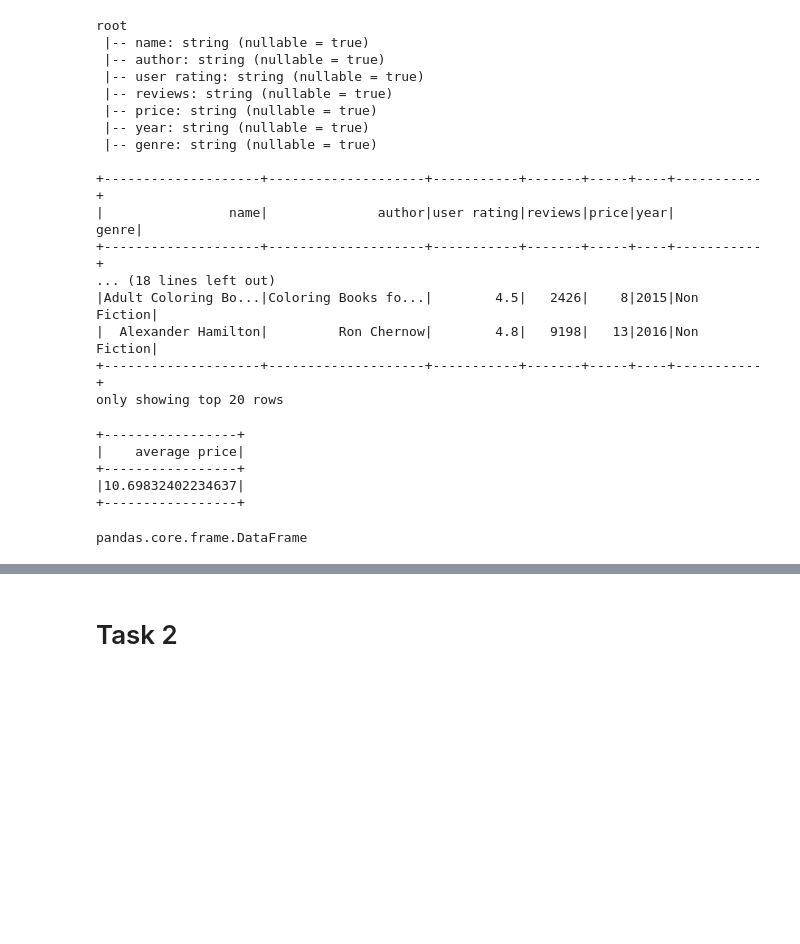
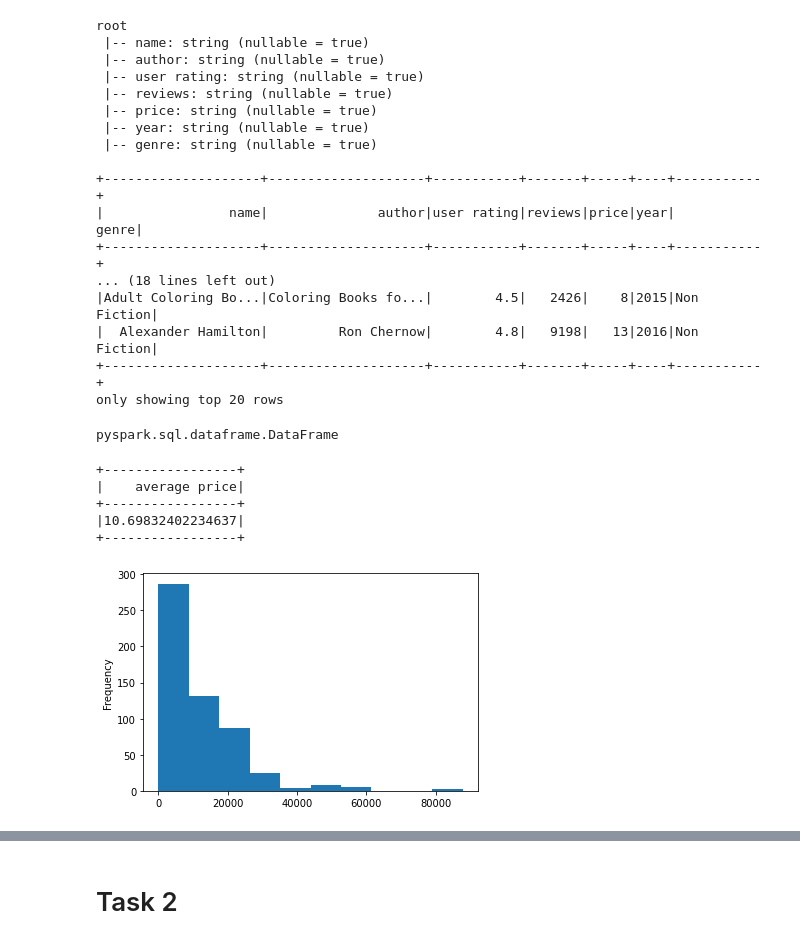
Before and after one commit to adv555/DataScience, a Jupyter notebook: PySpark/pyspark_hw_6.ipynb, the cells around one changed output, grey strips where cells are left out. Saved outputs shown, nothing was run; the diff lists cells and outputs as text; code cells hidden in the pictures; blank space fills up the shorter version.

```diff
--- a/PySpark/pyspark_hw_6.ipynb
+++ b/PySpark/pyspark_hw_6.ipynb
@@ -35,10 +24,5 @@ import pandas as pd
 # %%
-# url = 'https://drive.google.com/file/d/1_8345ql1MxCyNnNjcFOn19BwreaoRuf9/view?usp=share_link'
-# file_id=url.split('/')[-2]
-# dwn_url='https://drive.google.com/uc?id=' + file_id
-# books = pd.read_csv(dwn_url)
-# books.head()
+url = 'https://drive.google.com/file/d/1_8345ql1MxCyNnNjcFOn19BwreaoRuf9/view?usp=share_link'
+file_id=url.split('/')[-2]
+dwn_url='https://drive.google.com/uc?id=' + file_id
+# dwn_url="/content/bestsellers with categories.csv"
-# %%
-dwn_url="/content/bestsellers with categories.csv"
-books = pd.read_csv(dwn_url)
-books.head()
@@ -76,6 +53,10 @@ root
 |  Alexander Hamilton|         Ron Chernow|        4.8|   9198|   13|2016|Non Fiction|
 +--------------------+--------------------+-----------+-------+-----+----+-----------+
 only showing top 20 rows
+# %%
+type(authors_df)
+# %% [output]
+pyspark.sql.dataframe.DataFrame
 # %%
 # Используя только RDD вычислить среднюю цену всех книг, у которых рейтинг выше 4.7
 
@@ -89,9 +70,9 @@ authors_df.filter(authors_df['user rating'] > 4.7).select(mean("price").alias("a
 # %%
 # Построить гистограмму распределения рецензий (столбец Reviews).
 
 pandas_frame = authors_df.toPandas()
 
-type(pandas_frame)
+pandas_frame['reviews'].astype(float).plot(kind='hist');
 # %% [output]
-pandas.core.frame.DataFrame
+[figure, added]
 # %%
```
Also changed, not shown: parts of 20 cells of this notebook.
